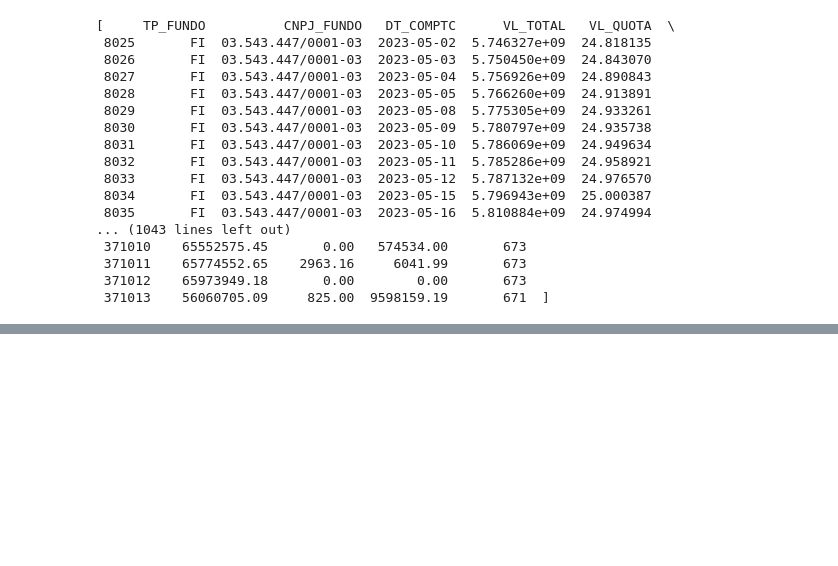
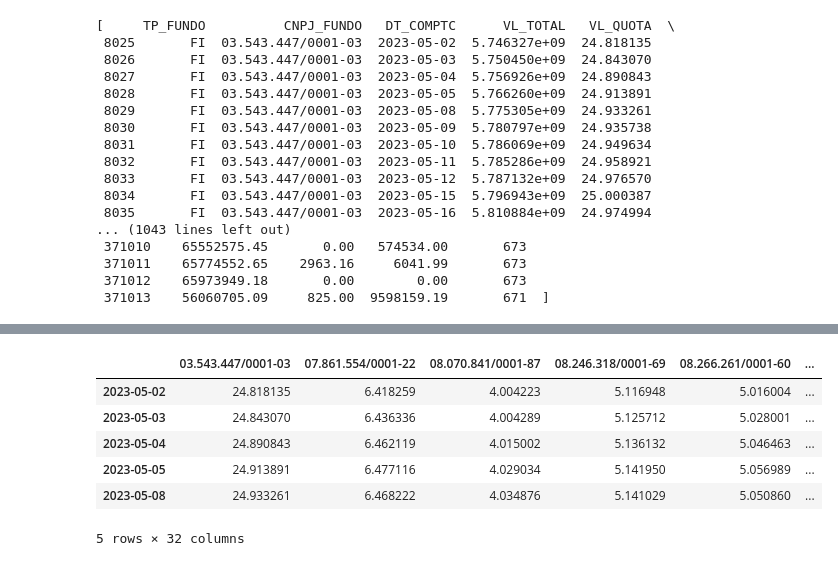
Before and after one commit to Wuisley/cotacao-de-fundos, a Jupyter notebook: cotação de fundos.ipynb, the cells around one changed output, grey strips where cells are left out. Saved outputs shown, nothing was run; the diff lists cells and outputs as text; code cells hidden in the pictures; blank space fills up the shorter version.

```diff
--- a/cotação de fundos.ipynb
+++ b/cotação de fundos.ipynb
@@ -81,0 +130,13 @@ df_concat['RESG_DIA'] = df_concat['RESG_DIA'].astype(str).str.replace('.', ',')
+# %%
+for d in d3.columns:
+    d3[d] = df[df['CNPJ_FUNDO'] == d]['VL_QUOTA'].T.to_list()
+
+d3.head()
+# %% [output]
+|  | 03.543.447/0001-03 | 07.861.554/0001-22 | 08.070.841/0001-87 | 08.246.318/0001-69 | 08.266.261/0001-60 | ... |
+| 2023-05-02 | 24.818135 | 6.418259 | 4.004223 | 5.116948 | 5.016004 | ... |
+| 2023-05-03 | 24.843070 | 6.436336 | 4.004289 | 5.125712 | 5.028001 | ... |
+| 2023-05-04 | 24.890843 | 6.462119 | 4.015002 | 5.136132 | 5.046463 | ... |
+| 2023-05-05 | 24.913891 | 6.477116 | 4.029034 | 5.141950 | 5.056989 | ... |
+| 2023-05-08 | 24.933261 | 6.468222 | 4.034876 | 5.141029 | 5.050860 | ... |
+5 rows × 32 columns
```
Also changed, not shown: parts of 10 cells of this notebook, 1 other file.
